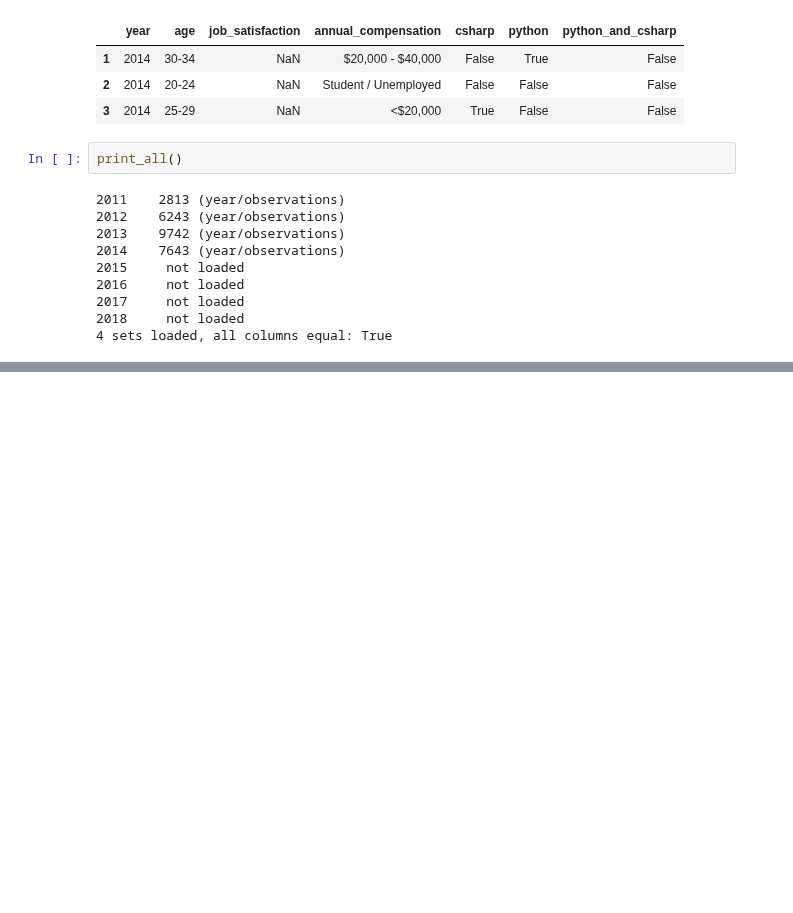
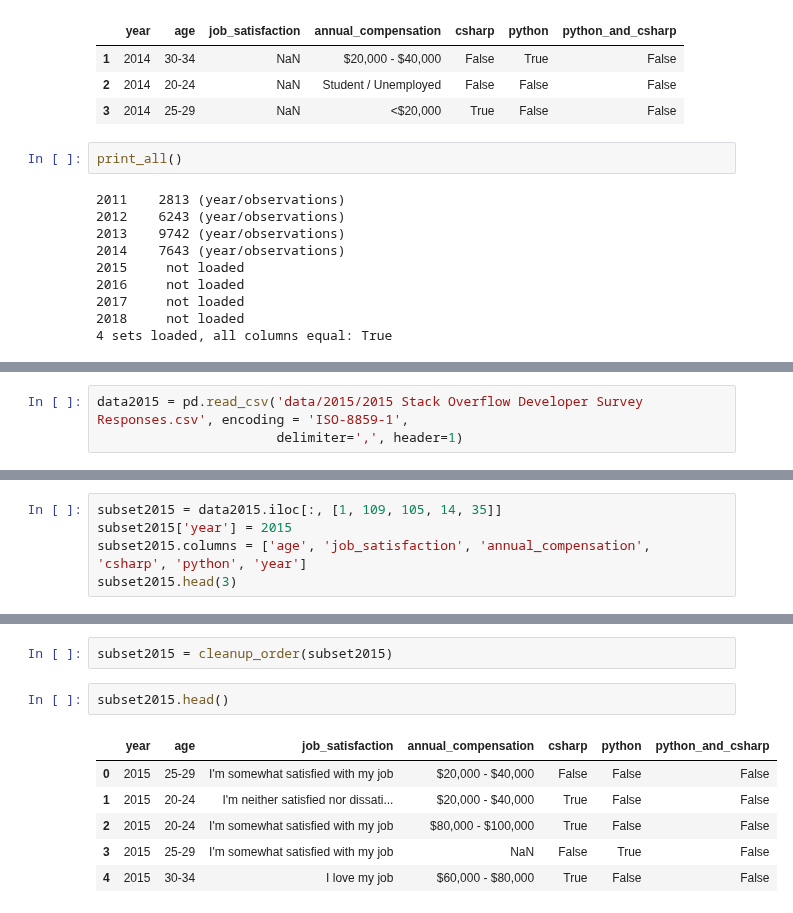
Before and after one commit to huli/the-transparent-coder, a Jupyter notebook: overview.ipynb, the cells around one changed output, grey strips where cells are left out. Drawn from its saved outputs; the diff is of its cells as text; blank space fills up the shorter version.

Commit message:
Added year 2015

```diff
--- a/overview.ipynb
+++ b/overview.ipynb
@@ -730,0 +742,3 @@ print_all()
+# %%
+data2015 = pd.read_csv('data/2015/2015 Stack Overflow Developer Survey Responses.csv', encoding = 'ISO-8859-1',
+                       delimiter=',', header=1)
@@ -730,0 +778,5 @@ print_all()
+# %%
+subset2015 = data2015.iloc[:, [1, 109, 105, 14, 35]]
+subset2015['year'] = 2015
+subset2015.columns = ['age', 'job_satisfaction', 'annual_compensation', 'csharp', 'python', 'year']
+subset2015.head(3)
@@ -730,0 +810,11 @@ print_all()
+# %%
+subset2015 = cleanup_order(subset2015)
+# %%
+subset2015.head()
+# %% [output]
+|  | year | age | job_satisfaction | annual_compensation | csharp | python | python_and_csharp |
+| 0 | 2015 | 25-29 | I'm somewhat satisfied with my job | $20,000 - $40,000 | False | False | False |
+| 1 | 2015 | 20-24 | I'm neither satisfied nor dissati... | $20,000 - $40,000 | True | False | False |
+| 2 | 2015 | 20-24 | I'm somewhat satisfied with my job | $80,000 - $100,000 | True | False | False |
+| 3 | 2015 | 25-29 | I'm somewhat satisfied with my job | NaN | False | True | False |
+| 4 | 2015 | 30-34 | I love my job | $60,000 - $80,000 | True | False | False |
```
Also changed, not shown: parts of 11 cells of this notebook.
